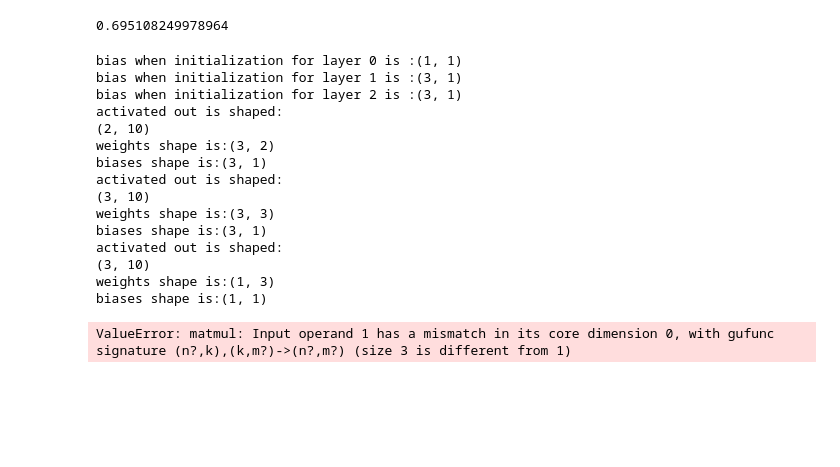
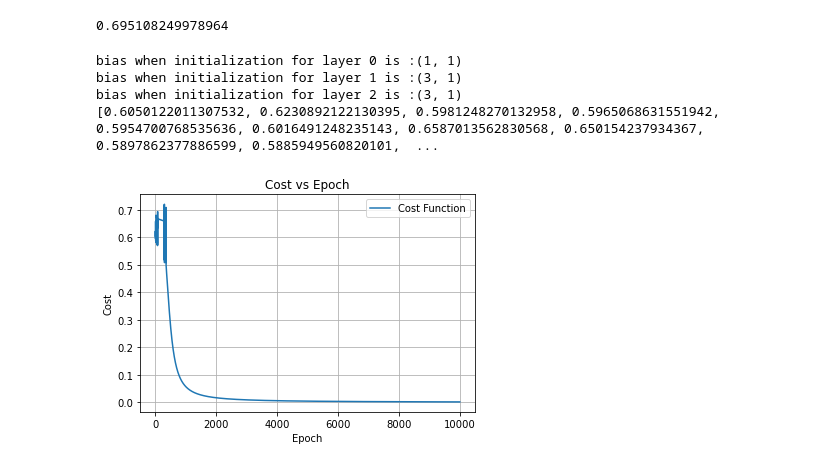
Before and after one commit to Rak256/Neural-Network-, a Jupyter notebook: Neural Network.ipynb, the cells around one changed output. Saved outputs shown, nothing was run; the diff lists cells and outputs as text; code cells hidden in the pictures; blank space fills up the shorter version.

Commit message:
Training function and cost visualization finished!

```diff
--- a/Neural Network.ipynb
+++ b/Neural Network.ipynb
@@ -235,17 +235,13 @@ def forward_prop(layers, Weights_rev, biases_rev):
      You can read more by checking out this stack overflow question - https://stackoverflow.com/questions/15744402/numpy-matrix-plus-column-vector
      And the Numpy docs - https://numpy.org/doc/stable/user/basics.broadcasting.html
     """
-    activated_out = []
     #Let's make this function scalable to l layers
     A = A0
+    activated_out = [A]
     for l in range(layers):
-        activated_out.append(A)
-        print("activated out is shaped: ")
-        print(activated_out[l].shape)
-        print("weights shape is:" + str(Weights_rev[l].shape))
-        print("biases shape is:" + str(biases_rev[l].shape))
         Z =  Weights_rev[l] @ A + biases_rev[l]
         A = sigmoid(Z)
+        activated_out.append(A)
 
     activated_out.reverse()
     return activated_out
@@ -295,7 +291,7 @@ def back_prop(layers, activated_out, weights):
         dW = dZ @ activated_out[l + 1].T
         db = np.sum(dZ, axis = 1, keepdims = True)
         dA = (weights[l].T) @ dZ
-        dZ = dA*activated_out[l]*(1 - activated_out[l])
+        dZ = dA*activated_out[l + 1]*(1 - activated_out[l + 1])
         dW_array.append(dW)
         db_array.append(db)
     return dW_array, db_array
@@ -322,34 +318,37 @@ def train(A0):
     # Using the same iterations as the Medium Article
     epochs = 10000
     #learning rate
-    alpha = 0.01
+    alpha = 0.1
     for i in range(epochs):
         #reverse bias and weight list and feed into the forward prop function
         activated_out = forward_prop(layers, weights[::-1], biases[::-1])
         costs.append(cost(activated_out[0], Y))
         dW_array, db_array = back_prop(layers, activated_out, weights)
         for index,x in enumerate(weights):
-            weights[index] = weights - alpha*dW_array[index]
-            biases[index] = biases - alpha*db_array[index]
+            weights[index] = weights[index] - alpha*dW_array[index]
+            biases[index] = biases[index] - alpha*db_array[index]
     return costs
 
 costs = train(A0)
-
 print(costs)
 # %% [output]
 bias when initialization for layer 0 is :(1, 1)
 bias when initialization for layer 1 is :(3, 1)
 bias when initialization for layer 2 is :(3, 1)
-activated out is shaped:
-(2, 10)
-weights shape is:(3, 2)
-biases shape is:(3, 1)
-activated out is shaped:
-(3, 10)
-weights shape is:(3, 3)
-biases shape is:(3, 1)
-activated out is shaped:
-(3, 10)
-weights shape is:(1, 3)
-biases shape is:(1, 1)
+[0.6050122011307532, 0.6230892122130395, 0.5981248270132958, 0.5965068631551942, 0.5954700768535636, 0.6016491248235143, 0.6587013562830568, 0.650154237934367, 0.5897862377886599, 0.5885949560820101,  ...
-ValueError: matmul: Input operand 1 has a mismatch in its core dimension 0, with gufunc signature (n?,k),(k,m?)->(n?,m?) (size 3 is different from 1)
+# %%
+import matplotlib.pyplot as plt
+
+# Example data
+epochs = list(range(0, 10000))  # 1 to 100
+
+# Plot
+plt.plot(epochs, costs, label='Cost Function')
+plt.xlabel('Epoch')
+plt.ylabel('Cost')
+plt.title('Cost vs Epoch')
+plt.grid(True)
+plt.legend()
+plt.show()
+# %% [output]
+[figure, added]
```
